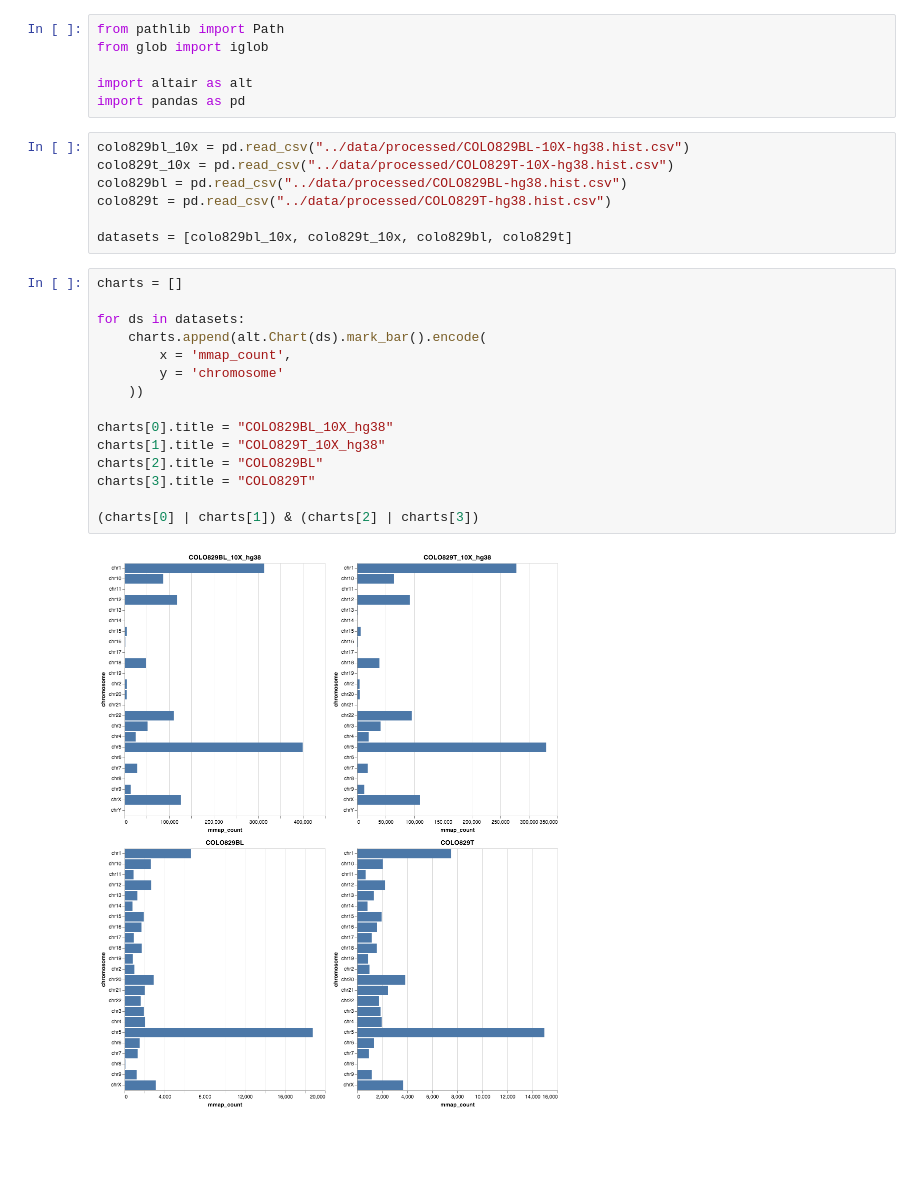
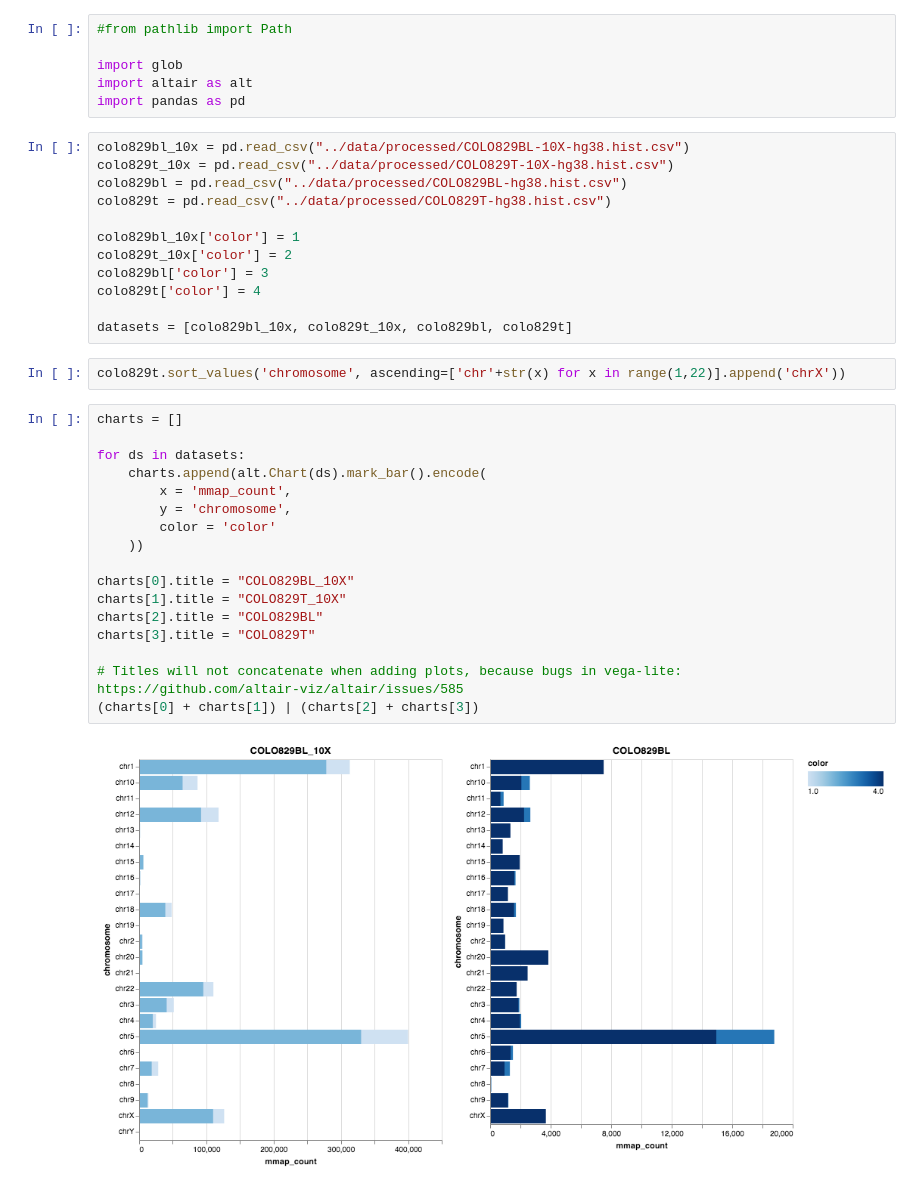
Before and after one commit to umccr/10x, a Jupyter notebook: telomeres/notebooks/counts.ipynb, the cells around one changed output. Saved outputs shown, nothing was run; the diff lists cells and outputs as text; blank space fills up the shorter version.

```diff
--- a/telomeres/notebooks/counts.ipynb
+++ b/telomeres/notebooks/counts.ipynb
@@ -1,7 +1,7 @@
 # %%
-from pathlib import Path
-from glob import iglob
+#from pathlib import Path
 
+import glob
 import altair as alt
 import pandas as pd
 # %%
@@ -10,21 +10,30 @@ colo829t_10x = pd.read_csv("../data/processed/COLO829T-10X-hg38.hist.csv")
 colo829bl = pd.read_csv("../data/processed/COLO829BL-hg38.hist.csv")
 colo829t = pd.read_csv("../data/processed/COLO829T-hg38.hist.csv")
 
+colo829bl_10x['color'] = 1
+colo829t_10x['color'] = 2
+colo829bl['color'] = 3
+colo829t['color'] = 4
+
 datasets = [colo829bl_10x, colo829t_10x, colo829bl, colo829t]
+# %%
+colo829t.sort_values('chromosome', ascending=['chr'+str(x) for x in range(1,22)].append('chrX'))
 # %%
 charts = []
 
 for ds in datasets:
     charts.append(alt.Chart(ds).mark_bar().encode(
         x = 'mmap_count',
-        y = 'chromosome'
+        y = 'chromosome',
+        color = 'color'
     ))
 
-charts[0].title = "COLO829BL_10X_hg38"
-charts[1].title = "COLO829T_10X_hg38"
+charts[0].title = "COLO829BL_10X"
+charts[1].title = "COLO829T_10X"
 charts[2].title = "COLO829BL"
 charts[3].title = "COLO829T"
 
-(charts[0] | charts[1]) & (charts[2] | charts[3])
+# Titles will not concatenate when adding plots, because bugs in vega-lite: https://github.com/altair-viz/altair/issues/585
+(charts[0] + charts[1]) | (charts[2] + charts[3])
 # %% [output]
-[figure, old version]
+[figure, new version]
```
Also changed, not shown: 2 other files.
